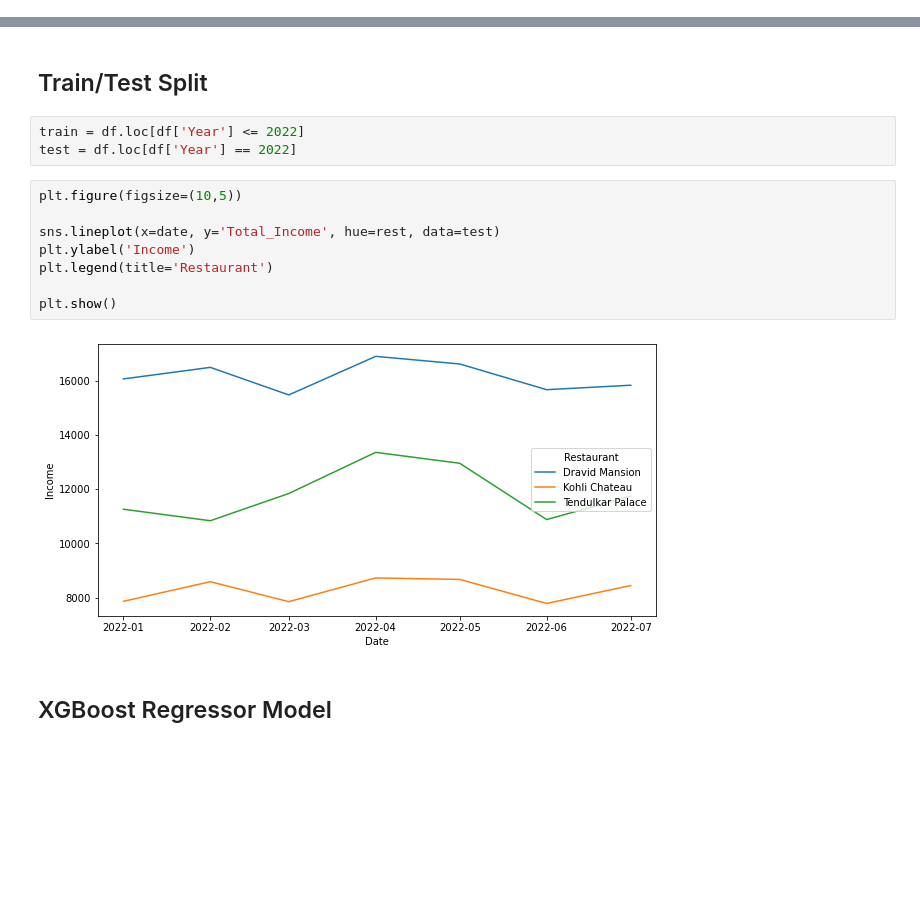
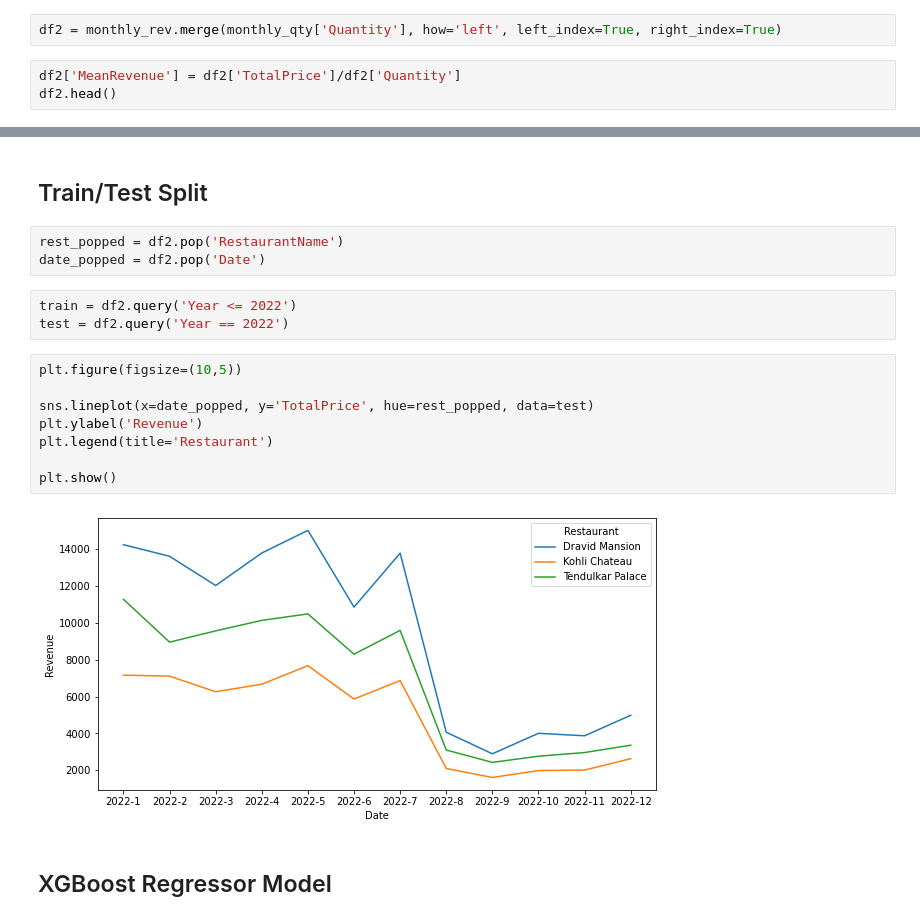
Before and after one commit to SZhafiri/Forecasting, a Jupyter notebook: RestaurantSales/Restaurant Sales Prediction.ipynb, the cells around one changed output, grey strips where cells are left out. Drawn from its saved outputs; the diff is of its cells as text; blank space fills up the shorter version.

```diff
--- a/RestaurantSales/Restaurant Sales Prediction.ipynb
+++ b/RestaurantSales/Restaurant Sales Prediction.ipynb
@@ -71,0 +104,5 @@ rest = df.pop('RestaurantName')
+# %%
+df2 = monthly_rev.merge(monthly_qty['Quantity'], how='left', left_index=True, right_index=True)
+# %%
+df2['MeanRevenue'] = df2['TotalPrice']/df2['Quantity']
+df2.head()
@@ -72,18 +116,21 @@ rest = df.pop('RestaurantName')
 # %% [markdown]
 ## Train/Test Split
+# %%
+rest_popped = df2.pop('RestaurantName')
+date_popped = df2.pop('Date')
 # %%
-train = df.loc[df['Year'] <= 2022]
-test = df.loc[df['Year'] == 2022]
+train = df2.query('Year <= 2022')
+test = df2.query('Year == 2022')
 # %%
 plt.figure(figsize=(10,5))
 
-sns.lineplot(x=date, y='Total_Income', hue=rest, data=test)
-plt.ylabel('Income')
+sns.lineplot(x=date_popped, y='TotalPrice', hue=rest_popped, data=test)
+plt.ylabel('Revenue')
 plt.legend(title='Restaurant')
 
 plt.show()
 # %% [output]
-[figure, old version]
+[figure, new version]
 # %% [markdown]
 ## XGBoost Regressor Model
 # %%
```
Also changed, not shown: parts of 33 cells of this notebook.
